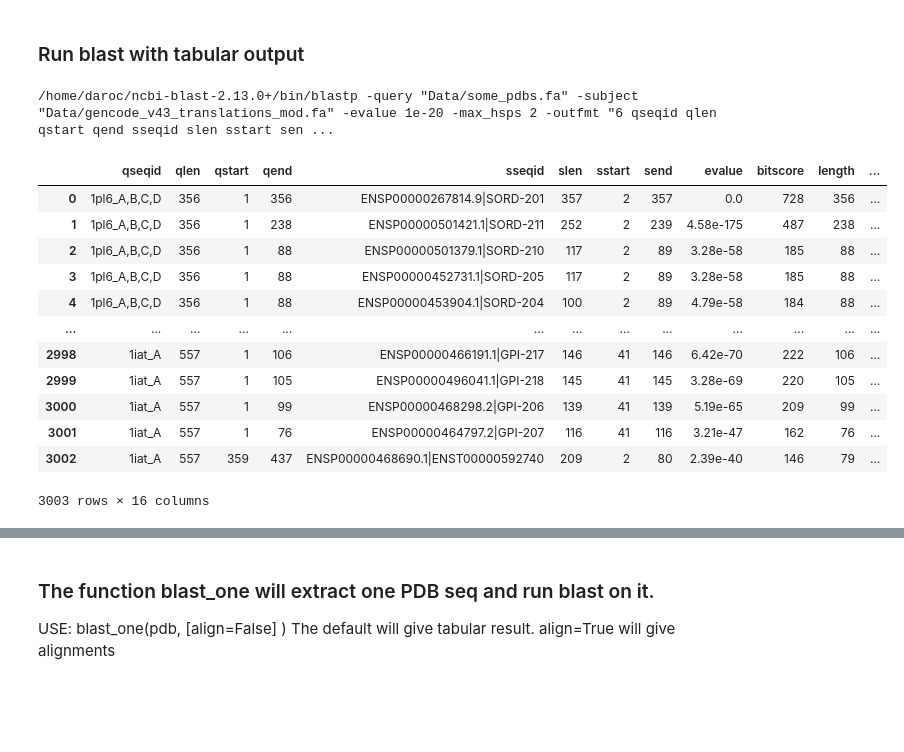
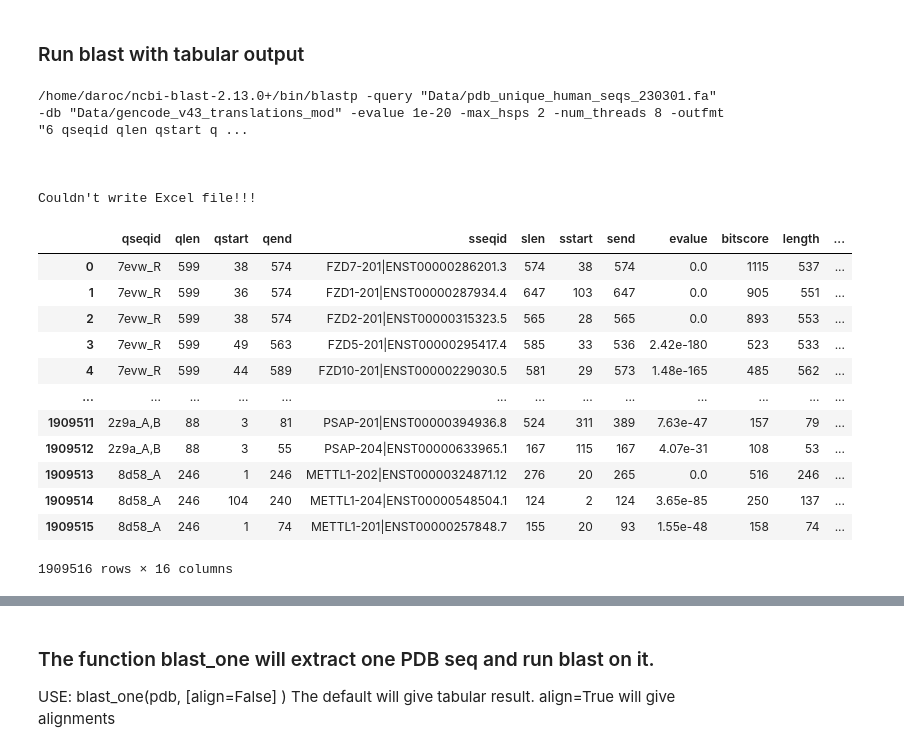
Before and after one commit to sheynkman-lab/pdb-isoform-analysis, a Jupyter notebook: get_pdb_seqs.ipynb, the cells around one changed output, grey strips where cells are left out. Cells and saved outputs as stored; diff of their text form; code cells hidden in the pictures; blank space fills up the shorter version.

```diff
--- a/get_pdb_seqs.ipynb
+++ b/get_pdb_seqs.ipynb
@@ -87,7 +87,7 @@ with open ('Data/gencode.v43.pc_translations.fa', 'r') as f_in, open ('Data/genc
     for line in f_in.readlines():
         if line[0] == ">":
             parts = line.split('|')
-            f_out.write(f"{parts[0]}|{parts[5]}\n")
+            f_out.write(f">{parts[5]}|{parts[1]}\n")
         else:
             f_out.write(line)
 # %% [markdown]
@@ -242,28 +249,32 @@ makeblastdb(q)
 ### Run blast with tabular output
 # %%
 # DF output
-blast_cmd = f'{blastp} -query "Data/{q}" -subject "Data/{s}" {blast_options} -outfmt "{outfmt}"'
+blast_cmd = f'{blastp} -query "Data/{q}" -db "Data/{s_root}" {blast_options} -outfmt "{outfmt}"'
 print (f"{blast_cmd}\n")
 blast_results=subprocess.getoutput(blast_cmd)
 results_list = [line.split('\t') for line in blast_results.splitlines()]
 blast_df = pd.DataFrame(results_list, columns = columns)
 try:
-    blast_df.to_excel('Data/some_all.xlsx')
+    blast_df.to_excel('Data/pdb_vs_gencode.xlsx')
 except:
     print ("\n\nCouldn't write Excel file!!!")
 blast_df
 # %% [output]
-/home/daroc/ncbi-blast-2.13.0+/bin/blastp -query "Data/some_pdbs.fa" -subject "Data/gencode_v43_translations_mod.fa" -evalue 1e-20 -max_hsps 2 -outfmt "6 qseqid qlen qstart qend sseqid slen sstart sen ...
+/home/daroc/ncbi-blast-2.13.0+/bin/blastp -query "Data/pdb_unique_human_seqs_230301.fa" -db "Data/gencode_v43_translations_mod" -evalue 1e-20 -max_hsps 2 -num_threads 8 -outfmt "6 qseqid qlen qstart q ...
+
+
+
+Couldn't write Excel file!!!
 |  | qseqid | qlen | qstart | qend | sseqid | slen | sstart | send | evalue | bitscore | length | ... |
-| 0 | 1pl6_A,B,C,D | 356 | 1 | 356 | ENSP00000267814.9|SORD-201 | 357 | 2 | 357 | 0.0 | 728 | 356 | ... |
-| 1 | 1pl6_A,B,C,D | 356 | 1 | 238 | ENSP00000501421.1|SORD-211 | 252 | 2 | 239 | 4.58e-175 | 487 | 238 | ... |
-| 2 | 1pl6_A,B,C,D | 356 | 1 | 88 | ENSP00000501379.1|SORD-210 | 117 | 2 | 89 | 3.28e-58 | 185 | 88 | ... |
-| 3 | 1pl6_A,B,C,D | 356 | 1 | 88 | ENSP00000452731.1|SORD-205 | 117 | 2 | 89 | 3.28e-58 | 185 | 88 | ... |
-| 4 | 1pl6_A,B,C,D | 356 | 1 | 88 | ENSP00000453904.1|SORD-204 | 100 | 2 | 89 | 4.79e-58 | 184 | 88 | ... |
+| 0 | 7evw_R | 599 | 38 | 574 | FZD7-201|ENST00000286201.3 | 574 | 38 | 574 | 0.0 | 1115 | 537 | ... |
+| 1 | 7evw_R | 599 | 36 | 574 | FZD1-201|ENST00000287934.4 | 647 | 103 | 647 | 0.0 | 905 | 551 | ... |
+| 2 | 7evw_R | 599 | 38 | 574 | FZD2-201|ENST00000315323.5 | 565 | 28 | 565 | 0.0 | 893 | 553 | ... |
+| 3 | 7evw_R | 599 | 49 | 563 | FZD5-201|ENST00000295417.4 | 585 | 33 | 536 | 2.42e-180 | 523 | 533 | ... |
+| 4 | 7evw_R | 599 | 44 | 589 | FZD10-201|ENST00000229030.5 | 581 | 29 | 573 | 1.48e-165 | 485 | 562 | ... |
 | ... | ... | ... | ... | ... | ... | ... | ... | ... | ... | ... | ... | ... |
-| 2998 | 1iat_A | 557 | 1 | 106 | ENSP00000466191.1|GPI-217 | 146 | 41 | 146 | 6.42e-70 | 222 | 106 | ... |
-| 2999 | 1iat_A | 557 | 1 | 105 | ENSP00000496041.1|GPI-218 | 145 | 41 | 145 | 3.28e-69 | 220 | 105 | ... |
-| 3000 | 1iat_A | 557 | 1 | 99 | ENSP00000468298.2|GPI-206 | 139 | 41 | 139 | 5.19e-65 | 209 | 99 | ... |
-| 3001 | 1iat_A | 557 | 1 | 76 | ENSP00000464797.2|GPI-207 | 116 | 41 | 116 | 3.21e-47 | 162 | 76 | ... |
-| 3002 | 1iat_A | 557 | 359 | 437 | ENSP00000468690.1|ENST00000592740 | 209 | 2 | 80 | 2.39e-40 | 146 | 79 | ... |
+| 1909511 | 2z9a_A,B | 88 | 3 | 81 | PSAP-201|ENST00000394936.8 | 524 | 311 | 389 | 7.63e-47 | 157 | 79 | ... |
+| 1909512 | 2z9a_A,B | 88 | 3 | 55 | PSAP-204|ENST00000633965.1 | 167 | 115 | 167 | 4.07e-31 | 108 | 53 | ... |
+| 1909513 | 8d58_A | 246 | 1 | 246 | METTL1-202|ENST00000324871.12 | 276 | 20 | 265 | 0.0 | 516 | 246 | ... |
+| 1909514 | 8d58_A | 246 | 104 | 240 | METTL1-204|ENST00000548504.1 | 124 | 2 | 124 | 3.65e-85 | 250 | 137 | ... |
+| 1909515 | 8d58_A | 246 | 1 | 74 | METTL1-201|ENST00000257848.7 | 155 | 20 | 93 | 1.55e-48 | 158 | 74 | ... |
-3003 rows × 16 columns
+1909516 rows × 16 columns
```
Also changed, not shown: parts of 5 cells of this notebook.
